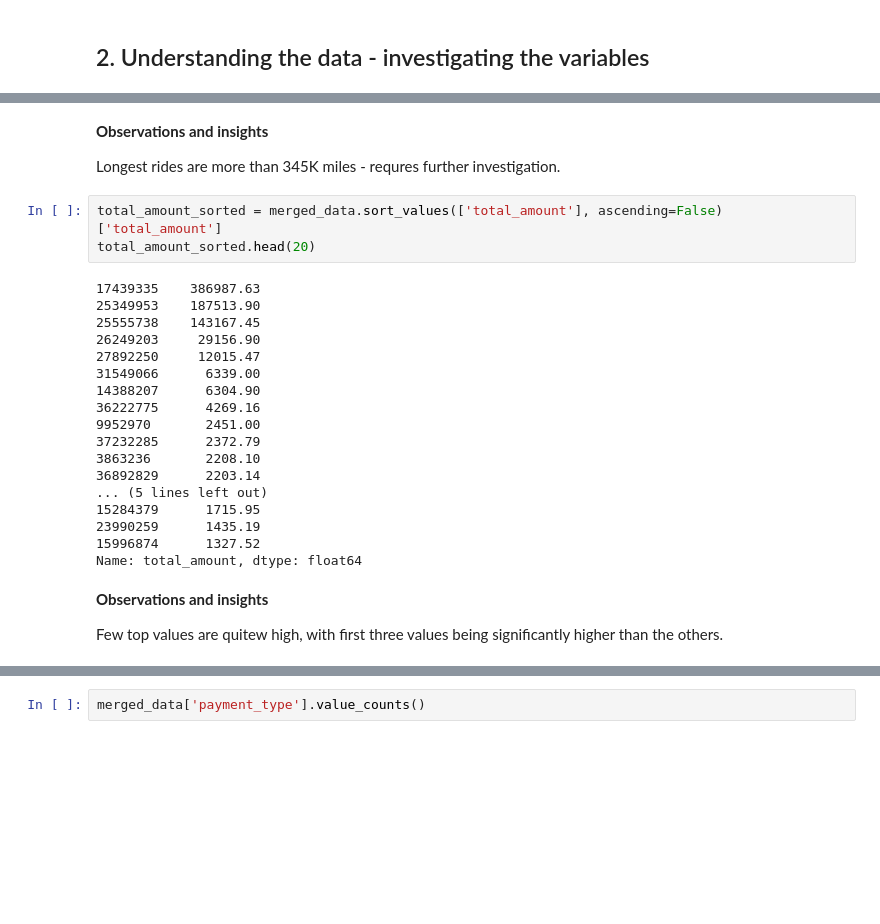
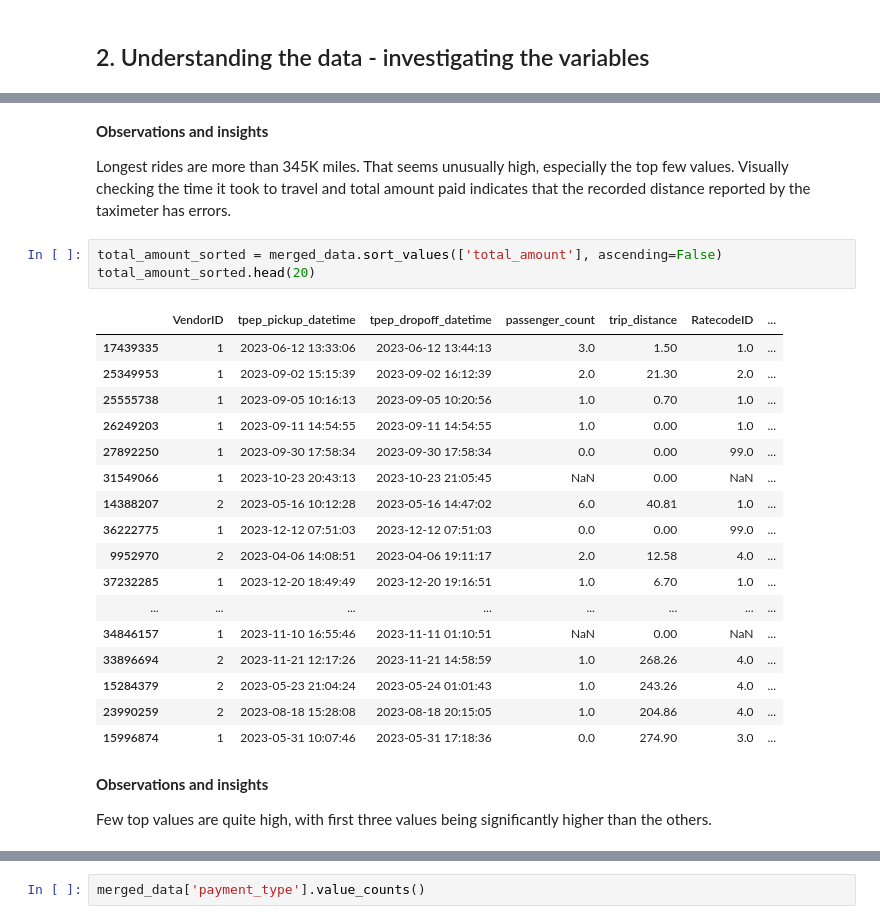
Before and after one commit to YuliaVK/Data-Analytics, a Jupyter notebook: NYC_taxi/notebooks/EDA.ipynb, the cells around one changed output, grey strips where cells are left out. Drawn from its saved outputs; the diff is of its cells as text; blank space fills up the shorter version.

```diff
--- a/NYC_taxi/notebooks/EDA.ipynb
+++ b/NYC_taxi/notebooks/EDA.ipynb
@@ -152,35 +206,35 @@ df_sort.head(10)
 | 3009826 | 2 | 2023-01-07 18:18:00 | 2023-01-07 18:47:00 | NaN | 225987.37 | NaN | ... |
 | 9369796 | 2 | 2023-03-26 14:43:00 | 2023-03-26 15:12:00 | NaN | 216986.96 | NaN | ... |
 | 31550098 | 2 | 2023-10-24 08:15:00 | 2023-10-24 08:32:00 | NaN | 205544.17 | NaN | ... |
-# %% [markdown]
-**Observations and insights**
-
-Longest rides are more than 345K miles - requres further investigation.
+# %% [markdown]
+**Observations and insights**
+
+Longest rides are more than 345K miles. That seems unusually high, especially the top few values. Visually checking the time it took to travel and total amount paid indicates that the recorded distance reported by the taximeter has errors.
 # %%
-total_amount_sorted = merged_data.sort_values(['total_amount'], ascending=False)['total_amount']
+total_amount_sorted = merged_data.sort_values(['total_amount'], ascending=False)
 total_amount_sorted.head(20)
 # %% [output]
-17439335    386987.63
-25349953    187513.90
-25555738    143167.45
-26249203     29156.90
-27892250     12015.47
-31549066      6339.00
-14388207      6304.90
-36222775      4269.16
-9952970       2451.00
-37232285      2372.79
-3863236       2208.10
-36892829      2203.14
-... (5 lines left out)
-15284379      1715.95
-23990259      1435.19
-15996874      1327.52
-Name: total_amount, dtype: float64
+|  | VendorID | tpep_pickup_datetime | tpep_dropoff_datetime | passenger_count | trip_distance | RatecodeID | ... |
+| 17439335 | 1 | 2023-06-12 13:33:06 | 2023-06-12 13:44:13 | 3.0 | 1.50 | 1.0 | ... |
+| 25349953 | 1 | 2023-09-02 15:15:39 | 2023-09-02 16:12:39 | 2.0 | 21.30 | 2.0 | ... |
+| 25555738 | 1 | 2023-09-05 10:16:13 | 2023-09-05 10:20:56 | 1.0 | 0.70 | 1.0 | ... |
+| 26249203 | 1 | 2023-09-11 14:54:55 | 2023-09-11 14:54:55 | 1.0 | 0.00 | 1.0 | ... |
+| 27892250 | 1 | 2023-09-30 17:58:34 | 2023-09-30 17:58:34 | 0.0 | 0.00 | 99.0 | ... |
+| 31549066 | 1 | 2023-10-23 20:43:13 | 2023-10-23 21:05:45 | NaN | 0.00 | NaN | ... |
+| 14388207 | 2 | 2023-05-16 10:12:28 | 2023-05-16 14:47:02 | 6.0 | 40.81 | 1.0 | ... |
+| 36222775 | 1 | 2023-12-12 07:51:03 | 2023-12-12 07:51:03 | 0.0 | 0.00 | 99.0 | ... |
+| 9952970 | 2 | 2023-04-06 14:08:51 | 2023-04-06 19:11:17 | 2.0 | 12.58 | 4.0 | ... |
+| 37232285 | 1 | 2023-12-20 18:49:49 | 2023-12-20 19:16:51 | 1.0 | 6.70 | 1.0 | ... |
+| ... | ... | ... | ... | ... | ... | ... | ... |
+| 34846157 | 1 | 2023-11-10 16:55:46 | 2023-11-11 01:10:51 | NaN | 0.00 | NaN | ... |
+| 33896694 | 2 | 2023-11-21 12:17:26 | 2023-11-21 14:58:59 | 1.0 | 268.26 | 4.0 | ... |
+| 15284379 | 2 | 2023-05-23 21:04:24 | 2023-05-24 01:01:43 | 1.0 | 243.26 | 4.0 | ... |
+| 23990259 | 2 | 2023-08-18 15:28:08 | 2023-08-18 20:15:05 | 1.0 | 204.86 | 4.0 | ... |
+| 15996874 | 1 | 2023-05-31 10:07:46 | 2023-05-31 17:18:36 | 0.0 | 274.90 | 3.0 | ... |
 # %% [markdown]
 **Observations and insights**
 
-Few top values are quitew high, with first three values being significantly higher than the others.
+Few top values are quite high, with first three values being significantly higher than the others.
 # %%
 total_amount_sorted.tail(20)
 # %% [output]
```
Also changed, not shown: parts of 13 cells of this notebook.
